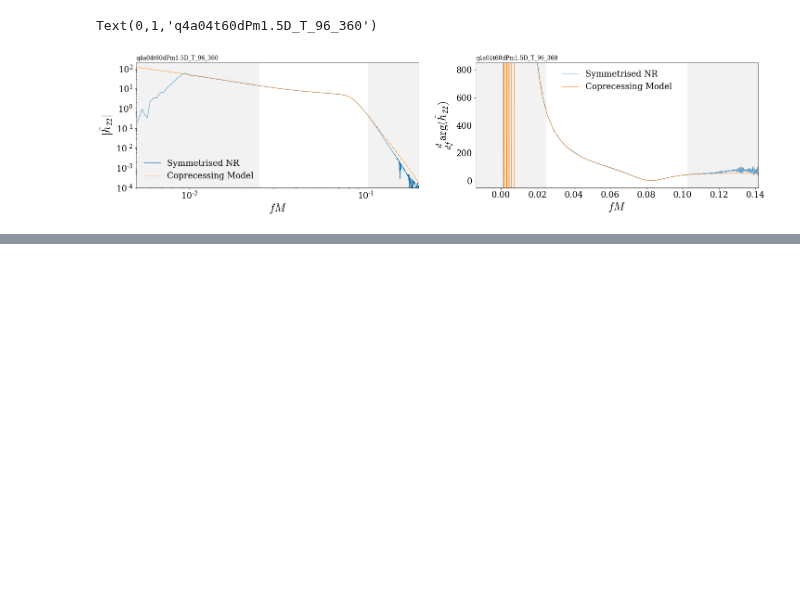
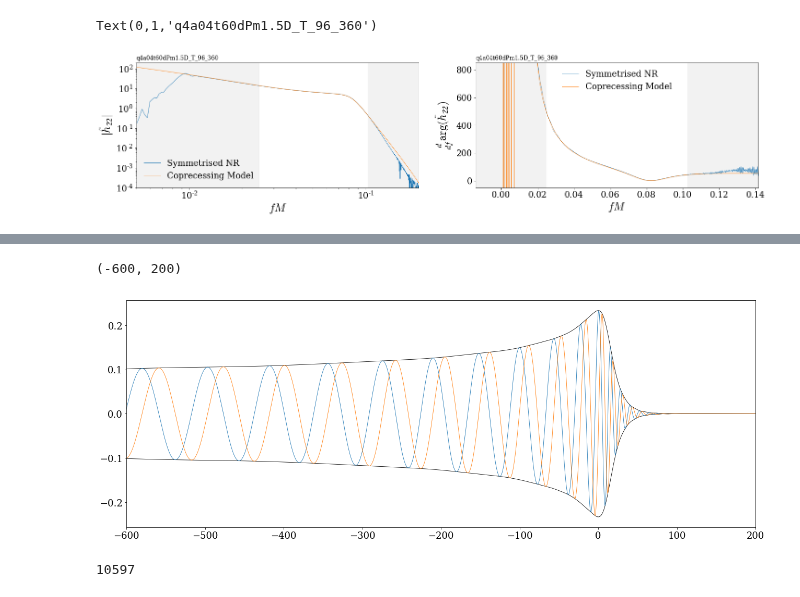
Before and after one commit to Cyberface/puck, a Jupyter notebook: ll/examples/1_generate_model_waveform.ipynb, the cells around one changed output, grey strips where cells are left out. Drawn from its saved outputs; the diff is of its cells as text; code cells hidden in the pictures; blank space fills up the shorter version.

```diff
--- a/ll/examples/1_generate_model_waveform.ipynb
+++ b/ll/examples/1_generate_model_waveform.ipynb
@@ -126,0 +142,16 @@ Text(0,1,'q4a04t60dPm1.5D_T_96_360')
+# %%
+
+figure( figsize=2*figaspect(0.618*0.6) )
+
+plot( t, abs(ht), color='k' )
+plot( t,-abs(ht), color='k' )
+plot( t, ht.real )
+plot( t, ht.imag )
+xlim(-600,200)
+# %% [output]
+(-600, 200)
+[figure, added]
+# %%
+len(ht)
+# %% [output]
+10597
```
Also changed, not shown: parts of 3 cells of this notebook.
